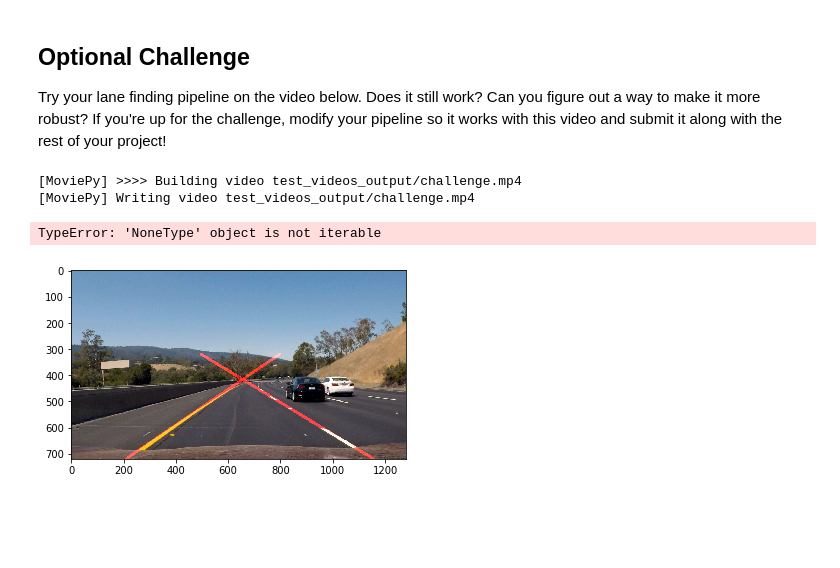
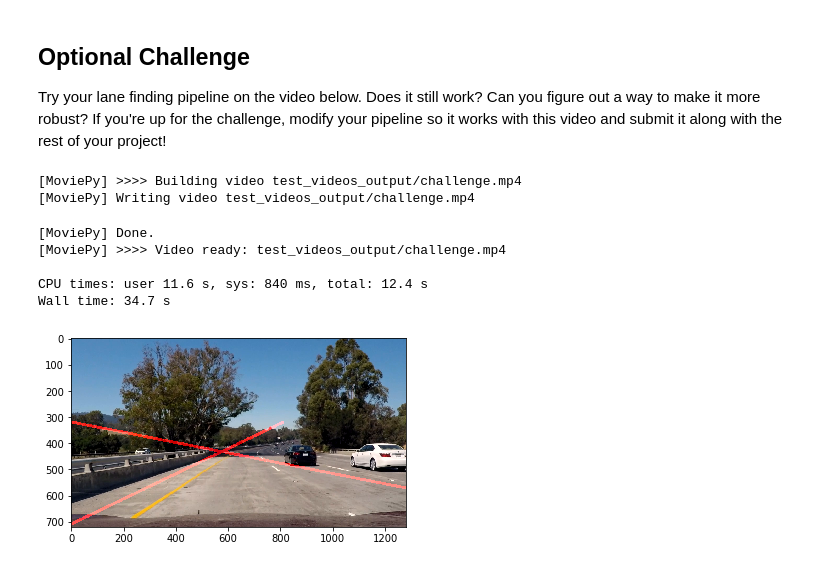
Before and after one commit to hjynick/P1-Finding-Road-Lane-Lines, a Jupyter notebook: P1.ipynb, the cells around one changed output. Saved outputs shown, nothing was run; the diff lists cells and outputs as text; code cells hidden in the pictures; blank space fills up the shorter version.

Commit message:
improved the hough line function

```diff
--- a/P1.ipynb
+++ b/P1.ipynb
@@ -319,17 +319,25 @@ def pipeline(img):
     cannyp=canny(guassian, high_threshold, low_threshold)
 
     #use mask to extrakt the ROI
-    imshape=img.shape
-    vertices= np.array([[(0,imshape[0]), (450,330),(490,330), (imshape[1],imshape[0])]], dtype=np.int32)
-    masked_edge= region_of_interest(cannyp, vertices)
+#     imshape = img.shape
+#     vertices = np.array([[0,imshape[0]], [((imshape[1]/2)-70),((imshape[0]/2)+10)], [((imshape[1]/2)+70),((imshape[0]/2)+10)], [(imshape[1],imshape[0])]], dtype=np.int32)
+    rows, cols = image.shape[:2]
+    bottom_left  = [cols*0.1, rows*0.95]
+    top_left     = [cols*0.4, rows*0.6]
+    bottom_right = [cols*0.9, rows*0.95]
+    top_right    = [cols*0.6, rows*0.6]
+    # the vertices are an array of polygons (i.e array of arrays) and the data type must be integer
+    vertices = np.array([[bottom_left, top_left, top_right, bottom_right]], dtype=np.int32)
+
+    masked_edge = region_of_interest(cannyp, [vertices])
 
     #hough transformation
     #problem: the provided hough_lines function is with draw_lines integrated
     rho= 1
     theta= np.pi/180
-    threshold= 32
-    min_line_length= 1
-    min_line_gap= 200
+    threshold= 10
+    min_line_length= 20
+    min_line_gap= 1
     lines= cv2.HoughLinesP(masked_edge, rho, theta, threshold, min_line_length, min_line_gap)
     cpy0= np.copy(cannyp)*0
     cpy=np.dstack((cpy0,cpy0,cpy0))
@@ -471,20 +486,25 @@ If you're satisfied with your video outputs, it's time to make the report writeu
 
 Try your lane finding pipeline on the video below.  Does it still work?  Can you figure out a way to make it more robust?  If you're up for the challenge, modify your pipeline so it works with this video and submit it along with the rest of your project!
 # %%
+
 challenge_output = 'test_videos_output/challenge.mp4'
 ## To speed up the testing process you may want to try your pipeline on a shorter subclip of the video
 ## To do so add .subclip(start_second,end_second) to the end of the line below
 ## Where start_second and end_second are integer values representing the start and end of the subclip
 ## You may also uncomment the following line for a subclip of the first 5 seconds
-##clip3 = VideoFileClip('test_videos/challenge.mp4').subclip(0,5)
-clip3 = VideoFileClip('test_videos/challenge.mp4')
+clip3 = VideoFileClip('test_videos/challenge.mp4').subclip(0,5)
+##clip3 = VideoFileClip('test_videos/challenge.mp4')
 challenge_clip = clip3.fl_image(process_image)
 %time challenge_clip.write_videofile(challenge_output, audio=False)
 # %% [output]
 [MoviePy] >>>> Building video test_videos_output/challenge.mp4
 [MoviePy] Writing video test_videos_output/challenge.mp4
-TypeError: 'NoneType' object is not iterable
+[MoviePy] Done.
+[MoviePy] >>>> Video ready: test_videos_output/challenge.mp4
+
+CPU times: user 11.6 s, sys: 840 ms, total: 12.4 s
+Wall time: 34.7 s
-[figure, old version]
+[figure, new version]
 # %%
 HTML("""
 <video width="960" height="540" controls>
```
Also changed, not shown: parts of 5 cells of this notebook, 3 other files.
